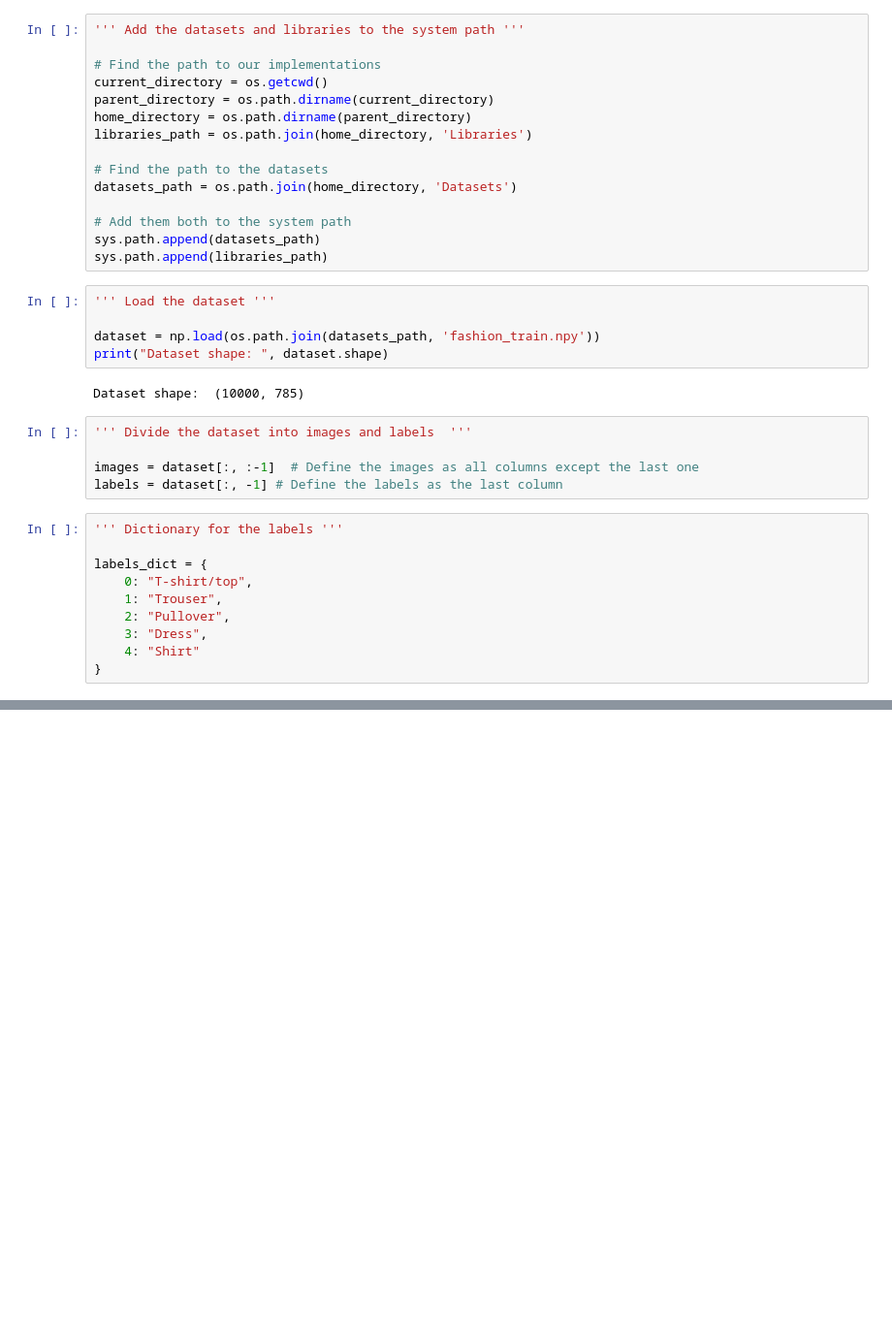
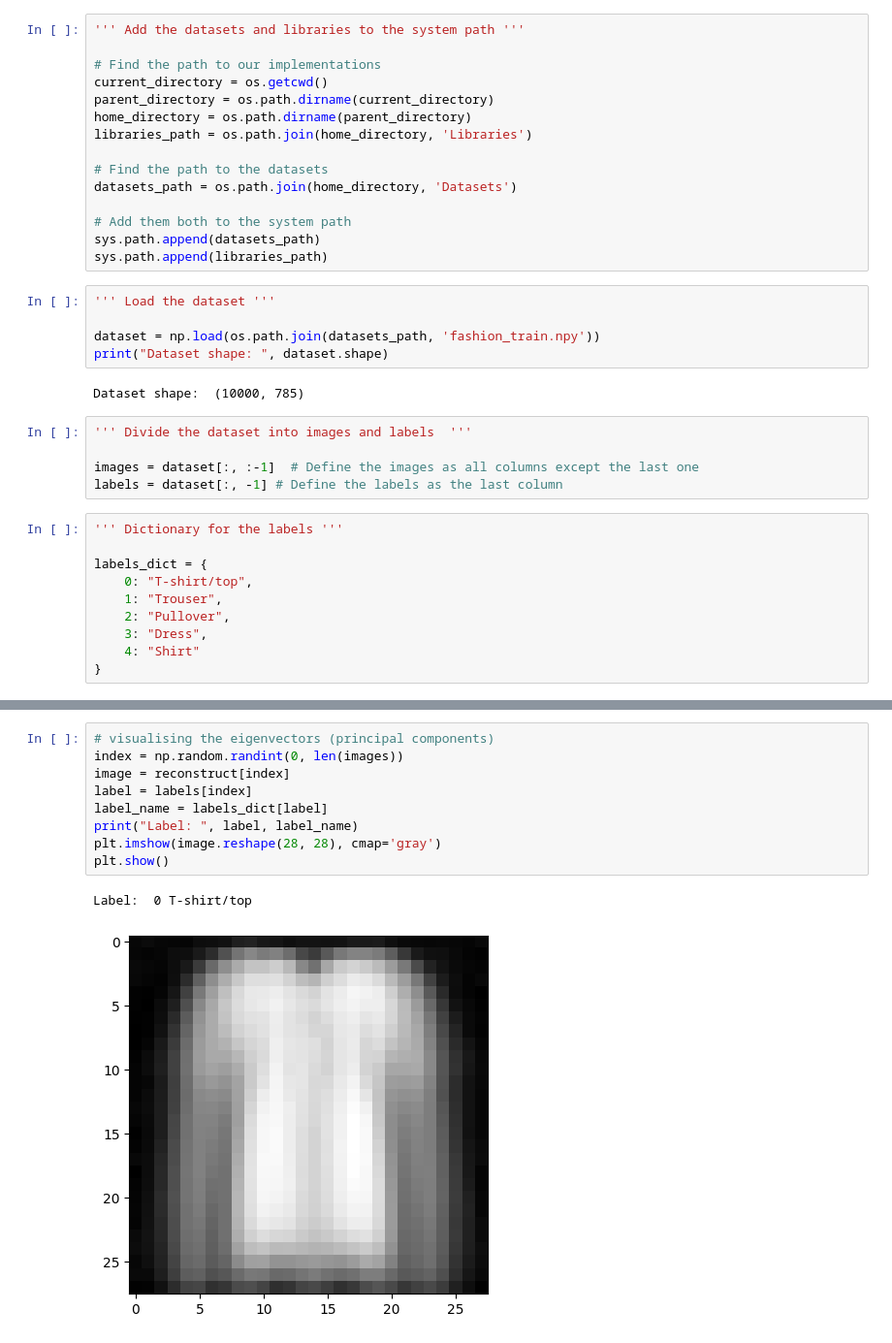
Before and after one commit to AnnaMariaGnat/ML_Project, a Jupyter notebook: Notebooks/01-EDA/01-PCA.ipynb, the cells around one changed output, grey strips where cells are left out. Shown at 97% size. Saved outputs shown, nothing was run; the diff lists cells and outputs as text; blank space fills up the shorter version.

```diff
--- a/Notebooks/01-EDA/01-PCA.ipynb
+++ b/Notebooks/01-EDA/01-PCA.ipynb
@@ -63,0 +98,12 @@ plt.show()
+# %%
+# visualising the eigenvectors (principal components)
+index = np.random.randint(0, len(images))
+image = reconstruct[index]
+label = labels[index]
+label_name = labels_dict[label]
+print("Label: ", label, label_name)
+plt.imshow(image.reshape(28, 28), cmap='gray')
+plt.show()
+# %% [output]
+Label:  0 T-shirt/top
+[figure, added]
```
Also changed, not shown: parts of 8 cells of this notebook.
